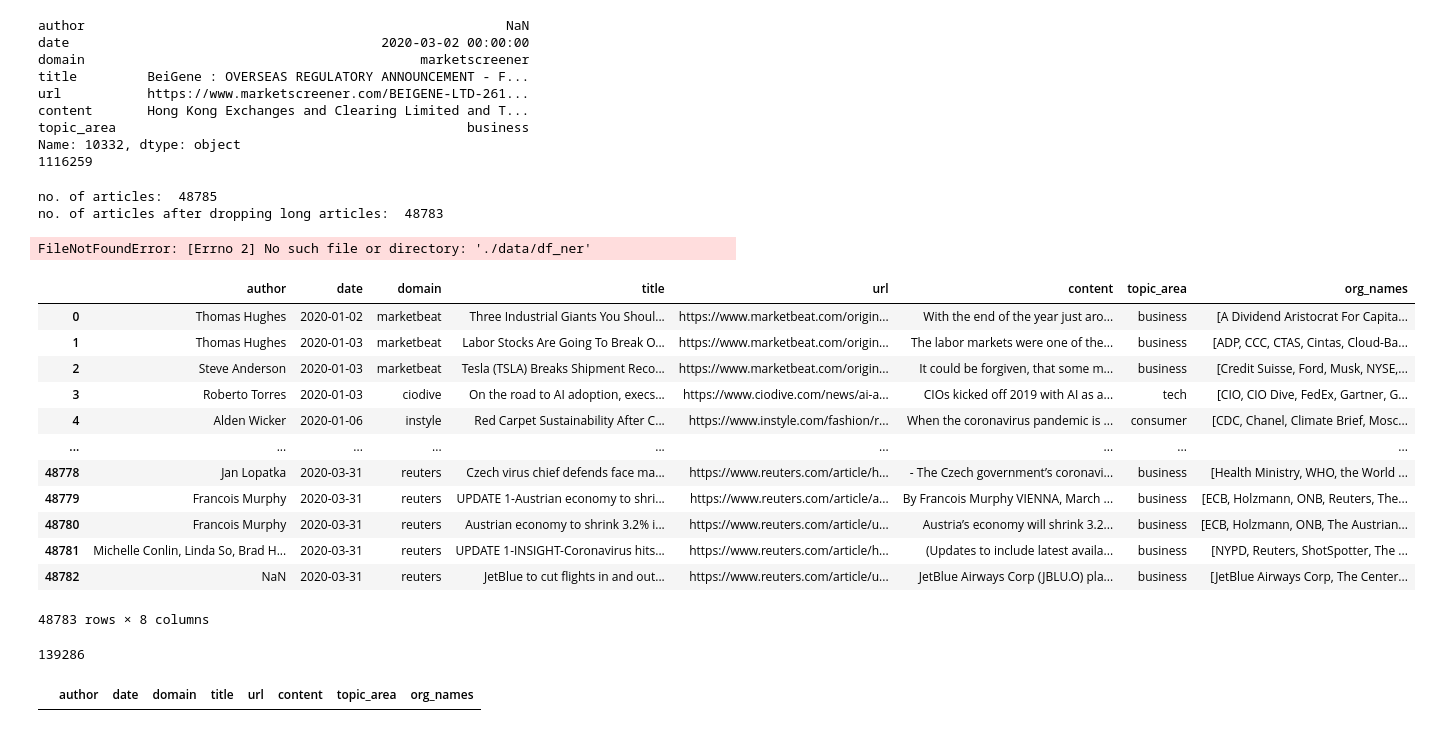
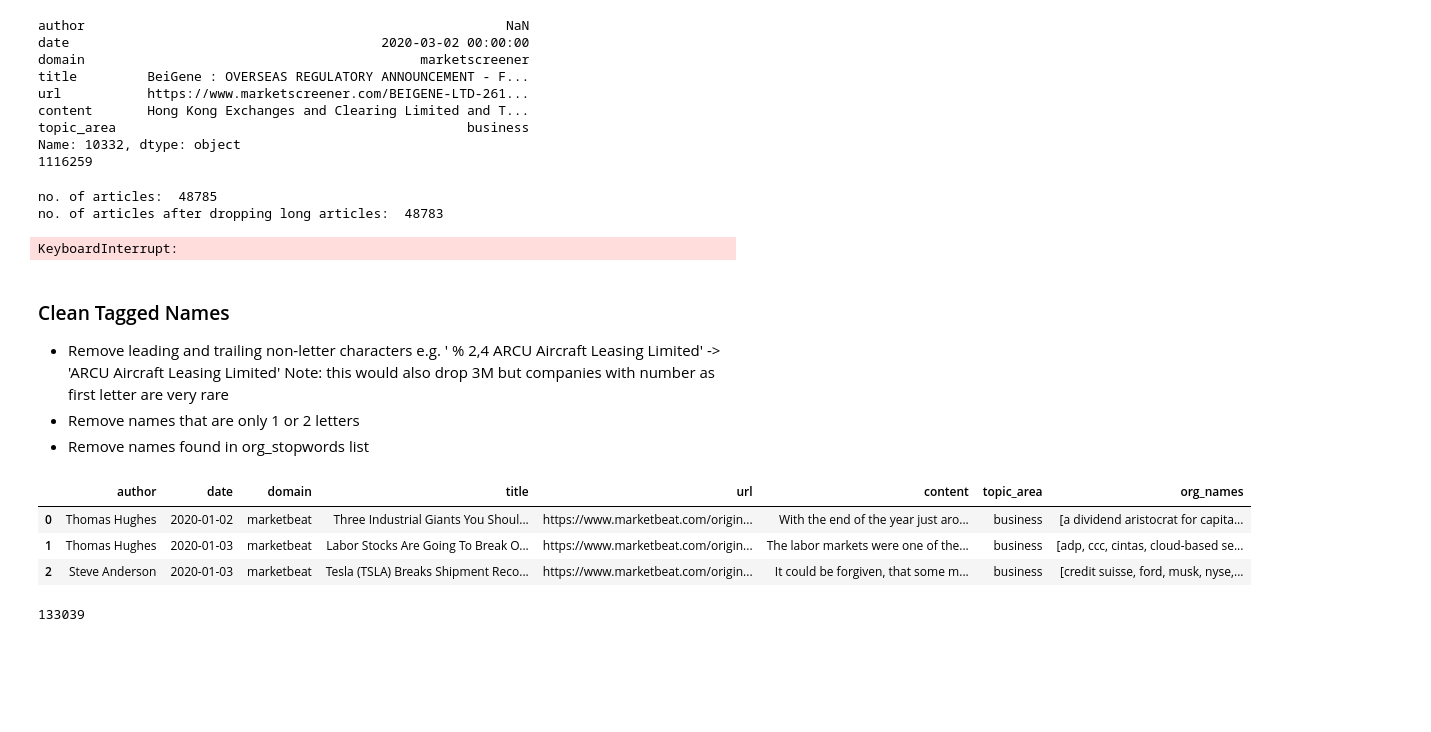
Before and after one commit to TraceyEtheridge/Thesis, a Jupyter notebook: Covid_Articles_NER.ipynb, the cells around one changed output. Drawn from its saved outputs; the diff is of its cells as text; code cells hidden in the pictures; blank space fills up the shorter version.

```diff
--- a/Covid_Articles_NER.ipynb
+++ b/Covid_Articles_NER.ipynb
@@ -96,12 +101,17 @@ for row in tqdm(range(len(df_ner))):
     df_ner.at[row,'org_names'] = sorted(org_names)
 
 # Save df after POS tagging
-df_ner.to_pickle('./Data/df_ner')
-#df_ner.to_csv('./data/df_ner'
+df_ner.to_pickle('./Data/df_ner.pickle')
+#df_ner.to_csv('./data/df_ner.csv'
 # %% [output]
 no. of articles:  48785
 no. of articles after dropping long articles:  48783
-FileNotFoundError: [Errno 2] No such file or directory: './data/df_ner'
+KeyboardInterrupt:
+# %% [markdown]
+### Clean Tagged Names
+- Remove leading and trailing non-letter characters e.g. ' % 2,4 ARCU Aircraft Leasing Limited' -> 'ARCU Aircraft Leasing Limited' Note: this would also drop 3M but companies with number as first letter are very rare
+- Remove names that are only 1 or 2 letters
+- Remove names found in org_stopwords list
 # %%
 # Clean Tagged Names
 
@@ -125,35 +136,23 @@ df_ner_clean.to_pickle('./Data/df_ner_clean')
 # %%
-df_ner_clean = pd.read_pickle('./Data/df_ner_clean')
-df_ner_clean
+df_ner_clean = pd.read_pickle('./Data/df_ner_clean.pickle')
+df_ner_clean.head(3)
 # %% [output]
 |  | author | date | domain | title | url | content | topic_area | org_names |
-| 0 | Thomas Hughes | 2020-01-02 | marketbeat | Three Industrial Giants You Shoul... | https://www.marketbeat.com/origin... | With the end of the year just aro... | business | [A Dividend Aristocrat For Capita... |
-| 1 | Thomas Hughes | 2020-01-03 | marketbeat | Labor Stocks Are Going To Break O... | https://www.marketbeat.com/origin... | The labor markets were one of the... | business | [ADP, CCC, CTAS, Cintas, Cloud-Ba... |
-| 2 | Steve Anderson | 2020-01-03 | marketbeat | Tesla (TSLA) Breaks Shipment Reco... | https://www.marketbeat.com/origin... | It could be forgiven, that some m... | business | [Credit Suisse, Ford, Musk, NYSE,... |
-| 3 | Roberto Torres | 2020-01-03 | ciodive | On the road to AI adoption, execs... | https://www.ciodive.com/news/ai-a... | CIOs kicked off 2019 with AI as a... | tech | [CIO, CIO Dive, FedEx, Gartner, G... |
-| 4 | Alden Wicker | 2020-01-06 | instyle | Red Carpet Sustainability After C... | https://www.instyle.com/fashion/r... | When the coronavirus pandemic is ... | consumer | [CDC, Chanel, Climate Brief, Mosc... |
-| ... | ... | ... | ... | ... | ... | ... | ... | ... |
-| 48778 | Jan Lopatka | 2020-03-31 | reuters | Czech virus chief defends face ma... | https://www.reuters.com/article/h... | - The Czech government’s coronavi... | business | [Health Ministry, WHO, the World ... |
-| 48779 | Francois Murphy | 2020-03-31 | reuters | UPDATE 1-Austrian economy to shri... | https://www.reuters.com/article/a... | By Francois Murphy VIENNA, March ... | business | [ECB, Holzmann, ONB, Reuters, The... |
-| 48780 | Francois Murphy | 2020-03-31 | reuters | Austrian economy to shrink 3.2% i... | https://www.reuters.com/article/u... | Austria’s economy will shrink 3.2... | business | [ECB, Holzmann, ONB, The Austrian... |
-| 48781 | Michelle Conlin, Linda So, Brad H... | 2020-03-31 | reuters | UPDATE 1-INSIGHT-Coronavirus hits... | https://www.reuters.com/article/h... | (Updates to include latest availa... | business | [NYPD, Reuters, ShotSpotter, The ... |
-| 48782 | NaN | 2020-03-31 | reuters | JetBlue to cut flights in and out... | https://www.reuters.com/article/u... | JetBlue Airways Corp (JBLU.O) pla... | business | [JetBlue Airways Corp, The Center... |
+| 0 | Thomas Hughes | 2020-01-02 | marketbeat | Three Industrial Giants You Shoul... | https://www.marketbeat.com/origin... | With the end of the year just aro... | business | [a dividend aristocrat for capita... |
+| 1 | Thomas Hughes | 2020-01-03 | marketbeat | Labor Stocks Are Going To Break O... | https://www.marketbeat.com/origin... | The labor markets were one of the... | business | [adp, ccc, cintas, cloud-based se... |
+| 2 | Steve Anderson | 2020-01-03 | marketbeat | Tesla (TSLA) Breaks Shipment Reco... | https://www.marketbeat.com/origin... | It could be forgiven, that some m... | business | [credit suisse, ford, musk, nyse,... |
-48783 rows × 8 columns
 # %%
 import itertools
 
 # List of all org names
 ner_org_names = sorted(set(list(itertools.chain(*[names for names in df_ner_clean['org_names']]))))
 df_ner_org_names = pd.DataFrame(ner_org_names)
-df_ner_org_names.to_pickle('./Data/df_ner_org_names')
+df_ner_org_names.to_pickle('./Data/df_ner_org_names.pickle')
+len(ner_org_names)
+# %% [output]
+133039
-# %%
-len(ner_org_names)
-# %% [output]
-139286
 # %%
 #df_ner[df_ner['org_names'].apply(lambda x: '△167 Appliance' in x)]
-df_ner_clean[df_ner_clean['org_names'].apply(lambda x: '△167 Appliance' in x)]
+#df_ner_clean[df_ner_clean['org_names'].apply(lambda x: '△167 Appliance' in x)]
-# %% [output]
-|  | author | date | domain | title | url | content | topic_area | org_names |
 # %%
 #ner_org_names[::-1]
```
Also changed, not shown: parts of 10 cells of this notebook, 5 other files.
